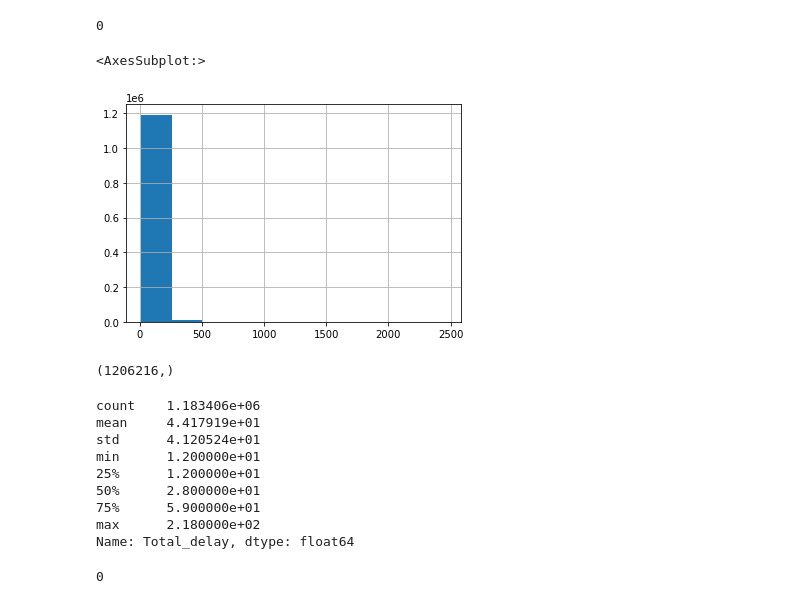
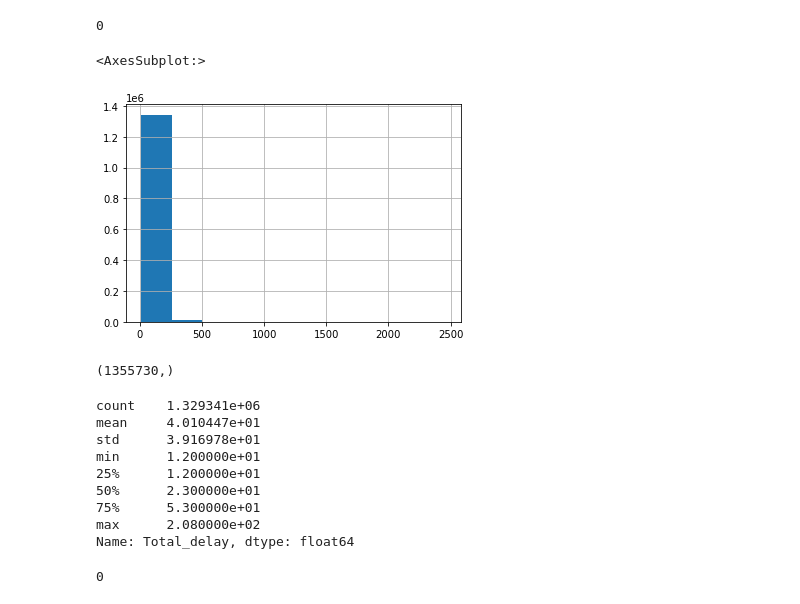
Before and after one commit to jokkojja/steps_in_data, a Jupyter notebook: try_to_kaggle.ipynb, the cells around one changed output. Cells and saved outputs as stored; diff of their text form; code cells hidden in the pictures.

```diff
--- a/try_to_kaggle.ipynb
+++ b/try_to_kaggle.ipynb
@@ -156 +188,6 @@ df_with_total_delay = x_train.copy()
+# %%
+train['id'] = [i for i in range(len(train))]
+train = train.merge(target, on = 'id')
+x_train = train.drop(['Unnamed: 0','UniqueCarrier', 'TailNum', 'Origin', 'Dest', 'CancellationCode'], axis=1)
+x_test = test.drop(['Unnamed: 0','UniqueCarrier', 'TailNum', 'Origin', 'Dest', 'CancellationCode'], axis=1)
 # %%
@@ -198,18 +236,32 @@ SecurityDelay        206111
 LateAircraftDelay    206111
 dtype: int64
 # %%
-df_with_total_delay['CarrierDelay'].fillna(df_with_total_delay['CarrierDelay'].median(), inplace = True)
-df_with_total_delay['WeatherDelay'].fillna(df_with_total_delay['WeatherDelay'].median(), inplace = True)
-df_with_total_delay['NASDelay'].fillna(df_with_total_delay['NASDelay'].median(), inplace = True)
-df_with_total_delay['SecurityDelay'].fillna(df_with_total_delay['SecurityDelay'].median(), inplace = True)
-df_with_total_delay['LateAircraftDelay'].fillna(df_with_total_delay['LateAircraftDelay'].median(), inplace = True)
-df_with_total_delay['ArrDelay'].fillna(df_with_total_delay['ArrDelay'].median(), inplace = True)
+x_train['CarrierDelay'].fillna(x_train['CarrierDelay'].median(), inplace = True)
+x_train['WeatherDelay'].fillna(x_train['WeatherDelay'].median(), inplace = True)
+x_train['NASDelay'].fillna(x_train['NASDelay'].median(), inplace = True)
+x_train['SecurityDelay'].fillna(x_train['SecurityDelay'].median(), inplace = True)
+x_train['LateAircraftDelay'].fillna(x_train['LateAircraftDelay'].median(), inplace = True)
+x_train['ActualElapsedTime'].fillna(x_train['ActualElapsedTime'].median(), inplace = True)
+x_train['CRSElapsedTime'].fillna(x_train['CRSElapsedTime'].median(), inplace = True)
+x_train['AirTime'].fillna(x_train['AirTime'].median(), inplace = True)
+x_train['ArrDelay'].fillna(x_train['ArrDelay'].median(), inplace = True)
+x_train['TaxiIn'].fillna(x_train['TaxiIn'].median(), inplace = True)
+x_train['TaxiOut'].fillna(x_train['TaxiOut'].median(), inplace = True)
+x_train['ArrTime'].fillna(x_train['ArrTime'].median(), inplace = True)
+
 
 x_test['CarrierDelay'].fillna(x_test['CarrierDelay'].median(), inplace = True)
 x_test['WeatherDelay'].fillna(x_test['WeatherDelay'].median(), inplace = True)
 x_test['NASDelay'].fillna(x_test['NASDelay'].median(), inplace = True)
 x_test['SecurityDelay'].fillna(x_test['SecurityDelay'].median(), inplace = True)
 x_test['LateAircraftDelay'].fillna(x_test['LateAircraftDelay'].median(), inplace = True)
+x_test['ActualElapsedTime'].fillna(x_test['ActualElapsedTime'].median(), inplace = True)
+x_test['CRSElapsedTime'].fillna(x_test['CRSElapsedTime'].median(), inplace = True)
+x_test['AirTime'].fillna(x_test['AirTime'].median(), inplace = True)
+x_test['ArrDelay'].fillna(x_test['ArrDelay'].median(), inplace = True)
+x_test['TaxiIn'].fillna(x_test['TaxiIn'].median(), inplace = True)
+x_test['TaxiOut'].fillna(x_test['TaxiOut'].median(), inplace = True)
+x_test['ArrTime'].fillna(x_test['ArrTime'].median(), inplace = True)
 
 
 x_test.isna().sum()
@@ -284,7 +336,7 @@ df_with_total_delay
 # %%
-df_with_total_delay['Total_delay'] = df_with_total_delay['CarrierDelay'] + df_with_total_delay['WeatherDelay'] +\
-                                     df_with_total_delay['NASDelay'] + df_with_total_delay['SecurityDelay'] +\
-                                     df_with_total_delay['LateAircraftDelay']
+x_train['Total_delay'] = x_train['CarrierDelay'] + x_train['WeatherDelay'] +\
+                                     x_train['NASDelay'] + x_train['SecurityDelay'] +\
+                                     x_train['LateAircraftDelay']
 
 
 x_test['Total_delay'] = x_test['CarrierDelay'] + x_test['WeatherDelay'] +\
@@ -292,5 +344,5 @@ x_test['Total_delay'] = x_test['CarrierDelay'] + x_test['WeatherDelay'] +\
                                      x_test['LateAircraftDelay']
 
 
-df_with_total_delay['Total_delay'].describe()
+x_train['Total_delay'].describe()
 # %% [output]
@@ -320,33 +392,33 @@ df_with_total_delay['Total_delay'].isna().sum() # проверка что все
 # %% [output]
 0
 # %%
-df_with_total_delay['Total_delay'].hist()
+x_train['Total_delay'].hist()
 # %% [output]
 <AxesSubplot:>
-[figure, old version]
+[figure, new version]
 # %%
-print(df_with_total_delay['Total_delay'].shape)
-dev = (df_with_total_delay['Total_delay']-df_with_total_delay['Total_delay'].mean()).abs()
+print(x_train['Total_delay'].shape)
+dev = (x_train['Total_delay']-x_train['Total_delay'].mean()).abs()
 # Стандартное отклонение
-std = df_with_total_delay['Total_delay'].std()
+std = x_train['Total_delay'].std()
 # Фильтруем исходный набор данных
-df_with_total_delay = df_with_total_delay[~(dev>3*std)]
+x_train = x_train[~(dev>3*std)]
 #правило трех сигм для отброса выборосов
 # dev_2 = (x_test['Total_delay']-x_test['Total_delay'].mean()).abs()
 # std_2 = x_test['Total_delay'].std()
 # x_test = x_test[~(dev_2>3*std_2)]
 # %% [output]
-(1206216,)
+(1355730,)
 # %%
-df_with_total_delay['Total_delay'].describe()
+x_train['Total_delay'].describe()
 # %% [output]
-count    1.183406e+06
-mean     4.417919e+01
-std      4.120524e+01
+count    1.329341e+06
+mean     4.010447e+01
+std      3.916978e+01
 min      1.200000e+01
 25%      1.200000e+01
-50%      2.800000e+01
-75%      5.900000e+01
-max      2.180000e+02
+50%      2.300000e+01
+75%      5.300000e+01
+max      2.080000e+02
 Name: Total_delay, dtype: float64
 # %%
```
Also changed, not shown: parts of 67 cells of this notebook.
